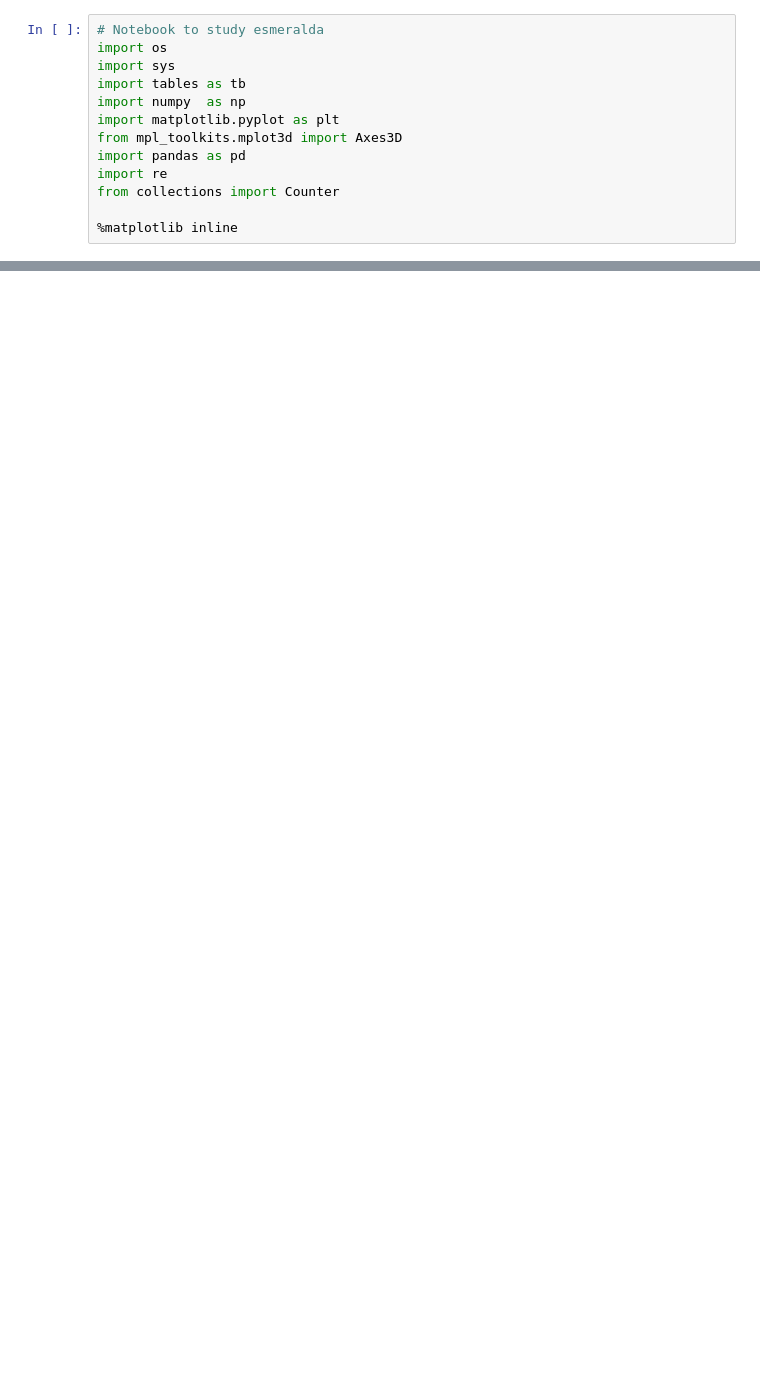
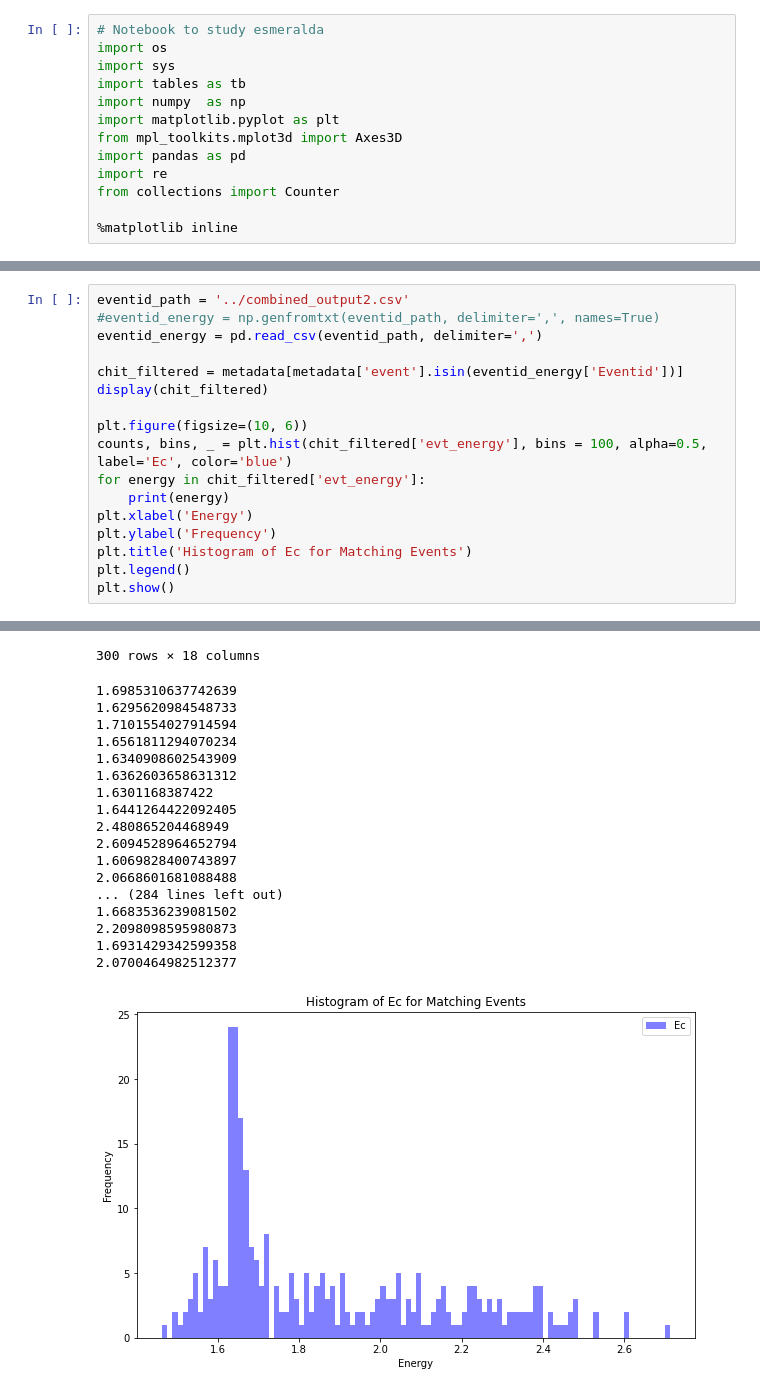
Before and after one commit to kvjmistry/DoubleBeta, a Jupyter notebook: notebooks/studyNEWEvents.ipynb, the cells around one changed output, grey strips where cells are left out. Drawn from its saved outputs; the diff is of its cells as text; blank space fills up the shorter version.

```diff
--- a/notebooks/studyNEWEvents.ipynb
+++ b/notebooks/studyNEWEvents.ipynb
@@ -32,3 +32,21 @@ display(metadata)
 | 603820 | 2284819 | 0.234677 | -1.0 | 1 | 21 | -47.938171 | -134.719409 | 3.150993 | 143.137911 | ... |
 | 603821 | 2284823 | NaN | -1.0 | 2 | 132 | NaN | NaN | NaN | NaN | ... |
 603822 rows × 18 columns
+# %%
+eventid_path = '../combined_output2.csv'
+#eventid_energy = np.genfromtxt(eventid_path, delimiter=',', names=True)
+eventid_energy = pd.read_csv(eventid_path, delimiter=',')
+
+chit_filtered = metadata[metadata['event'].isin(eventid_energy['Eventid'])]
+display(chit_filtered)
+
+plt.figure(figsize=(10, 6))
+counts, bins, _ = plt.hist(chit_filtered['evt_energy'], bins = 100, alpha=0.5, label='Ec', color='blue')
+for energy in chit_filtered['evt_energy']:
+    print(energy)
+plt.xlabel('Energy')
+plt.ylabel('Frequency')
+plt.title('Histogram of Ec for Matching Events')
+plt.legend()
+plt.show()
+# %% [output]
@@ -35,3 +65,22 @@ display(metadata)
+300 rows × 18 columns
+1.6985310637742639
+1.6295620984548733
+1.7101554027914594
+1.6561811294070234
+1.6340908602543909
+1.6362603658631312
+1.6301168387422
+1.6441264422092405
+2.480865204468949
+2.6094528964652794
+1.6069828400743897
+2.0668601681088488
+... (284 lines left out)
+1.6683536239081502
+2.2098098595980873
+1.6931429342599358
+2.0700464982512377
+[figure, added]
 # %%
 # Loop over and get high energy events
 
```
Also changed, not shown: parts of 8 cells of this notebook, 4 other files.
